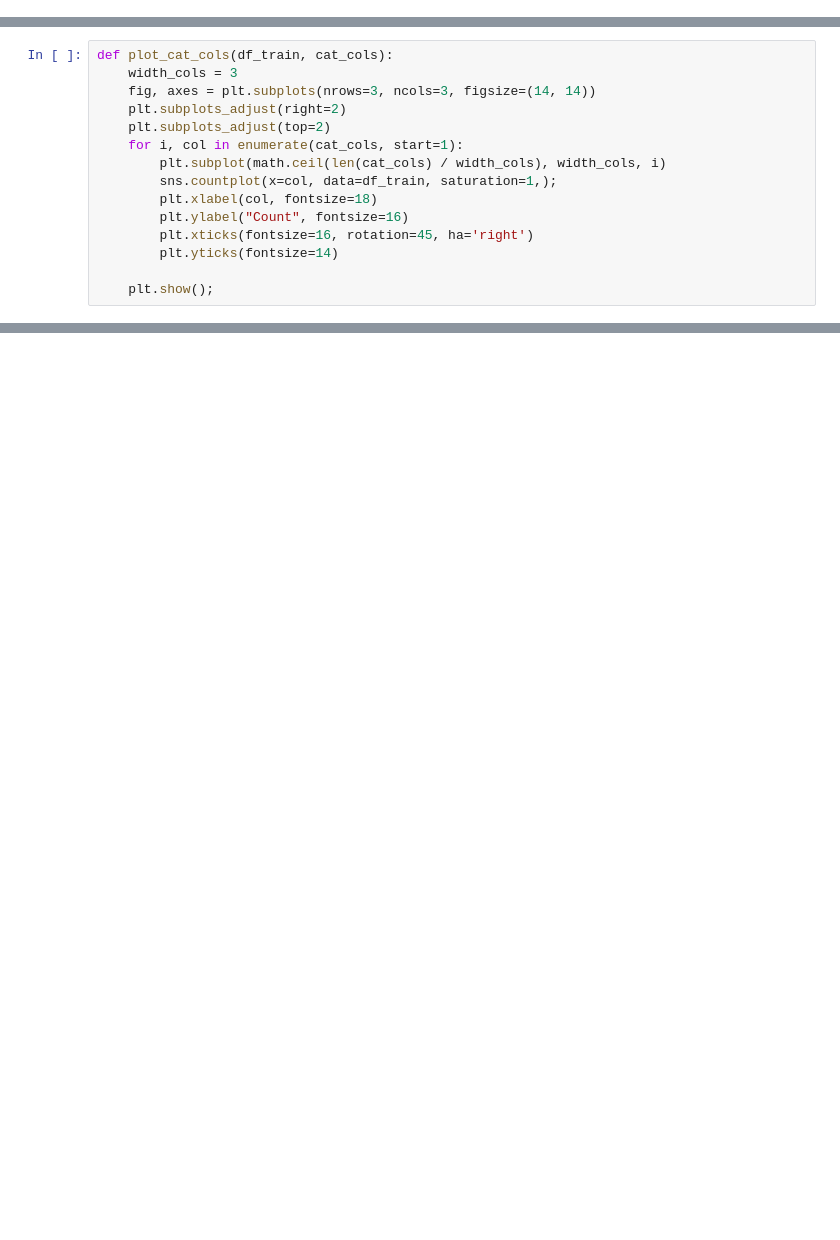
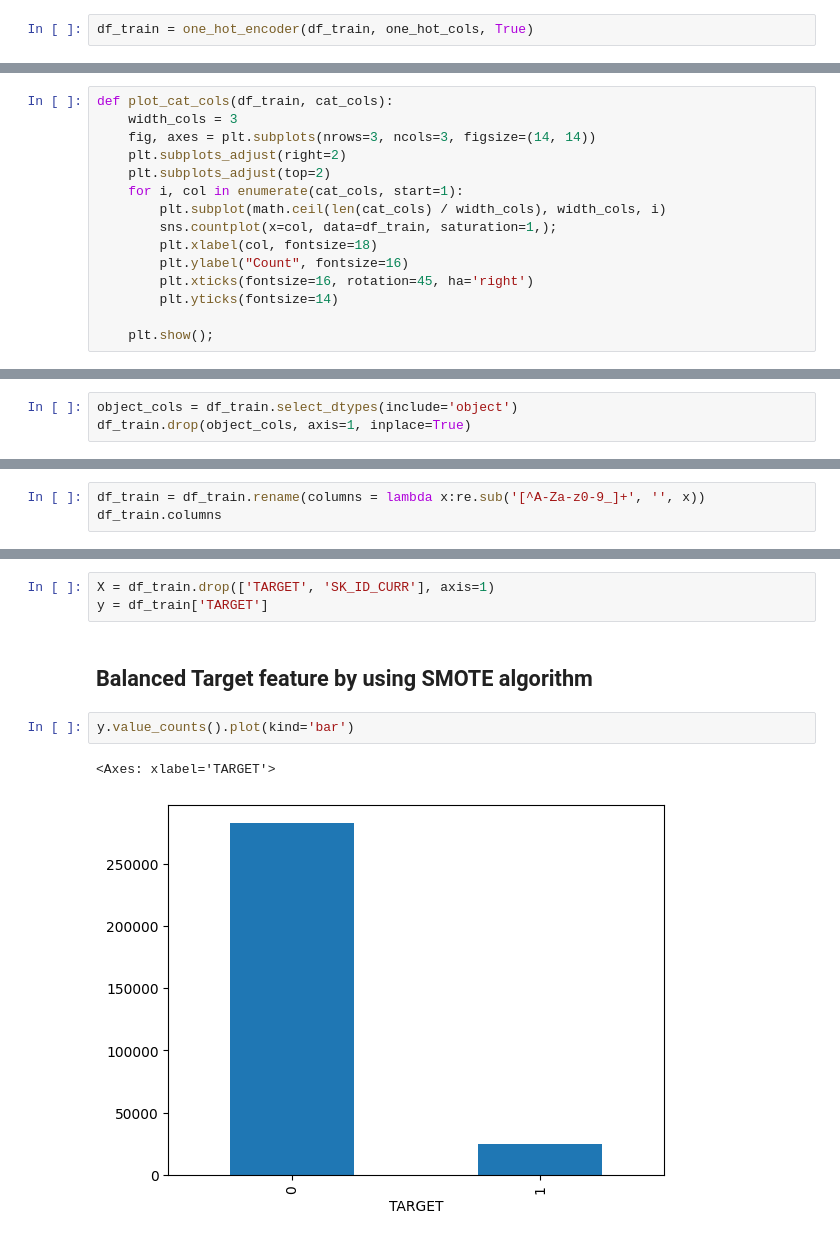
Before and after one commit to latifkara/Estimating-Customers-Capacity, a Jupyter notebook: estimating-customers-capacity.ipynb, the cells around one changed output, grey strips where cells are left out. Saved outputs shown, nothing was run; the diff lists cells and outputs as text; blank space fills up the shorter version.

```diff
--- a/estimating-customers-capacity.ipynb
+++ b/estimating-customers-capacity.ipynb
@@ -467,0 +537,2 @@ Name: count, dtype: int64
+# %%
+df_train = one_hot_encoder(df_train, one_hot_cols, True)
@@ -538,0 +619,3 @@ plot_cat_cols(df_train, cat_cols)
+# %%
+object_cols = df_train.select_dtypes(include='object')
+df_train.drop(object_cols, axis=1, inplace=True)
@@ -538,0 +627,3 @@ plot_cat_cols(df_train, cat_cols)
+# %%
+df_train = df_train.rename(columns = lambda x:re.sub('[^A-Za-z0-9_]+', '', x))
+df_train.columns
@@ -538,0 +649,10 @@ plot_cat_cols(df_train, cat_cols)
+# %%
+X = df_train.drop(['TARGET', 'SK_ID_CURR'], axis=1)
+y = df_train['TARGET']
+# %% [markdown]
+## Balanced Target feature by using SMOTE algorithm
+# %%
+y.value_counts().plot(kind='bar')
+# %% [output]
+<Axes: xlabel='TARGET'>
+[figure, added]
```
Also changed, not shown: parts of 86 cells of this notebook.
